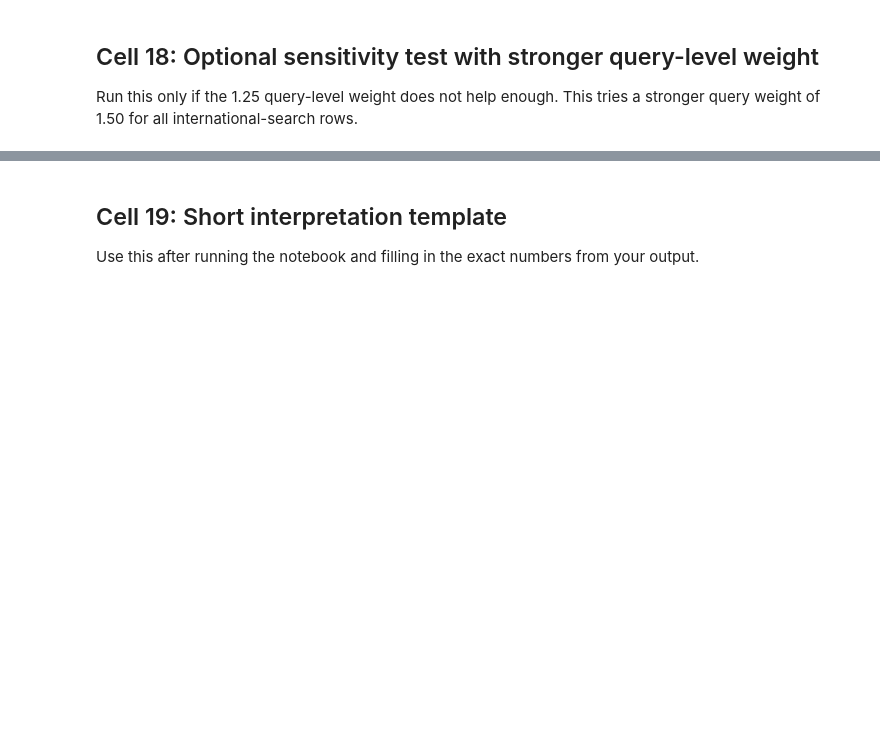
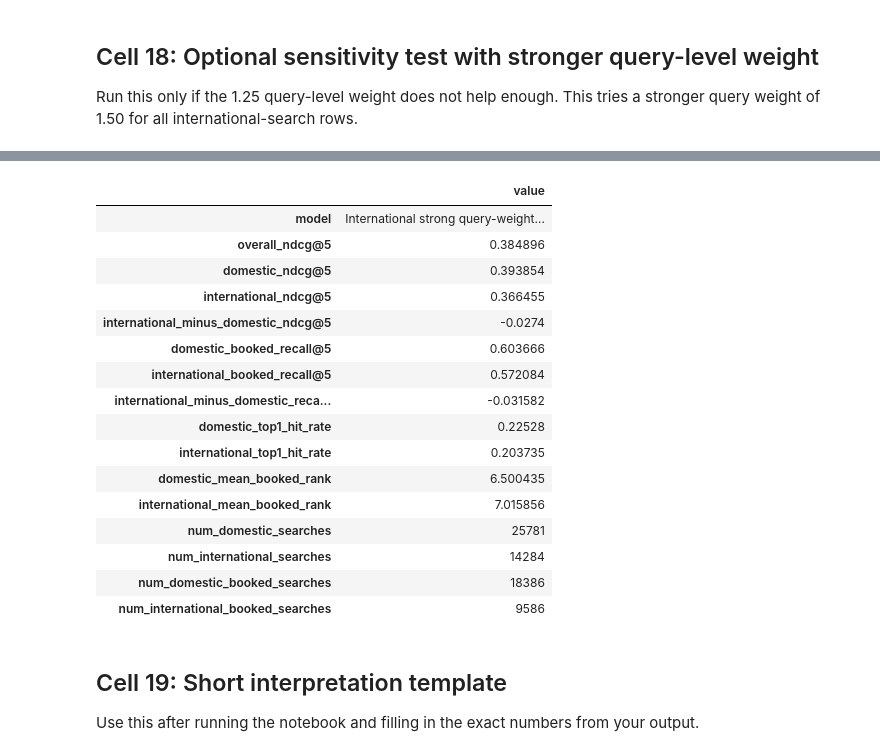
Before and after one commit to FieBergli/DMT_A2, a Jupyter notebook: task5_domestic_international_query_weighting.ipynb, the cells around one changed output, grey strips where cells are left out. Drawn from its saved outputs; the diff is of its cells as text; code cells hidden in the pictures; blank space fills up the shorter version.

```diff
--- a/task5_domestic_international_query_weighting.ipynb
+++ b/task5_domestic_international_query_weighting.ipynb
@@ -519,46 +674,47 @@ Run this only if the 1.25 query-level weight does not help enough. This tries a
 # %%
 # OPTIONAL: uncomment this cell if you want to test stronger query-level weighting.
 
-# strong_query_weight = np.ones(len(train_feat))
-# strong_query_weight[train_feat["domestic_search"] == 0] = 1.50
+strong_query_weight = np.ones(len(train_feat))
+strong_query_weight[train_feat["domestic_search"] == 0] = 1.50
 
-# strong_query_weighted_ranker = lgb.LGBMRanker(
-#     objective="lambdarank",
-#     metric="ndcg",
-#     ndcg_eval_at=[5],
-#     boosting_type="gbdt",
-#     n_estimators=best_parameters["n_estimators"],
-#     learning_rate=best_parameters["learning_rate"],
-#     num_leaves=best_parameters["num_leaves"],
-#     max_depth=-1,
-#     min_child_samples=best_parameters["min_child_samples"],
-#     reg_lambda=best_parameters["reg_lambda"],
-#     reg_alpha=best_parameters["reg_alpha"],
-#     subsample=best_parameters["subsample"],
-#     colsample_bytree=best_parameters["colsample_bytree"],
-#     random_state=RANDOM_STATE,
-#     n_jobs=-1
-# )
+strong_query_weighted_ranker = lgb.LGBMRanker(
+    objective="lambdarank",
+    metric="ndcg",
+    ndcg_eval_at=[5],
+    boosting_type="gbdt",
+    n_estimators=best_parameters["n_estimators"],
+    learning_rate=best_parameters["learning_rate"],
+    num_leaves=best_parameters["num_leaves"],
+    max_depth=-1,
+    min_child_samples=best_parameters["min_child_samples"],
+    reg_lambda=best_parameters["reg_lambda"],
+    reg_alpha=best_parameters["reg_alpha"],
+    subsample=best_parameters["subsample"],
+    colsample_bytree=best_parameters["colsample_bytree"],
+    random_state=RANDOM_STATE,
+    n_jobs=-1
+)
 
-# strong_query_weighted_ranker.fit(
-#     X_train,
-#     y_train,
-#     group=group_train,
-#     sample_weight=strong_query_weight,
-#     eval_set=[(X_val, y_val)],
-#     eval_group=[group_val],
-#     eval_at=[5],
-#     callbacks=[lgb.log_evaluation(period=100)]
-# )
+strong_query_weighted_ranker.fit(
+    X_train,
+    y_train,
+    group=group_train,
+    sample_weight=strong_query_weight,
+    eval_set=[(X_val, y_val)],
+    eval_group=[group_val],
+    eval_at=[5],
+    callbacks=[lgb.log_evaluation(period=100)]
+)
 
-# strong_query_weighted_scores = strong_query_weighted_ranker.predict(X_val)
+strong_query_weighted_scores = strong_query_weighted_ranker.predict(X_val)
 
-# strong_group_results, strong_metrics = evaluate_domestic_international_bias(
-#     val_feat,
-#     strong_query_weighted_scores,
-#     model_name="International strong query-weighted LightGBM Ranker",
-#     k=K
-# )
+strong_group_results, strong_metrics = evaluate_domestic_international_bias(
+    val_feat,
+    strong_query_weighted_scores,
+    model_name="International strong query-weighted LightGBM Ranker",
+    k=K
+)
 
-# display(strong_group_results)
-# display(pd.DataFrame([strong_metrics]).T.rename(columns={0: "value"}))
+display(strong_group_results)
+display(pd.DataFrame([strong_metrics]).T.rename(columns={0: "value"}))
+# %% [output]
@@ -565,3 +732,20 @@ Run this only if the 1.25 query-level weight does not help enough. This tries a
+|  | value |
+| model | International strong query-weight... |
+| overall_ndcg@5 | 0.384896 |
+| domestic_ndcg@5 | 0.393854 |
+| international_ndcg@5 | 0.366455 |
+| international_minus_domestic_ndcg@5 | -0.0274 |
+| domestic_booked_recall@5 | 0.603666 |
+| international_booked_recall@5 | 0.572084 |
+| international_minus_domestic_reca... | -0.031582 |
+| domestic_top1_hit_rate | 0.22528 |
+| international_top1_hit_rate | 0.203735 |
+| domestic_mean_booked_rank | 6.500435 |
+| international_mean_booked_rank | 7.015856 |
+| num_domestic_searches | 25781 |
+| num_international_searches | 14284 |
+| num_domestic_booked_searches | 18386 |
+| num_international_booked_searches | 9586 |
 # %% [markdown]
 ## Cell 19: Short interpretation template
 
```
Also changed, not shown: parts of 17 cells of this notebook, 3 other files.
